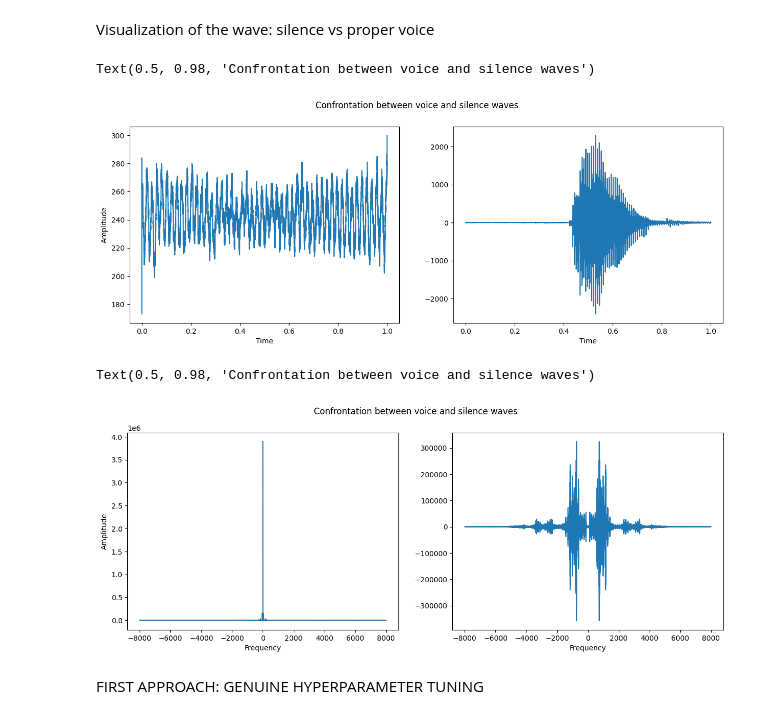
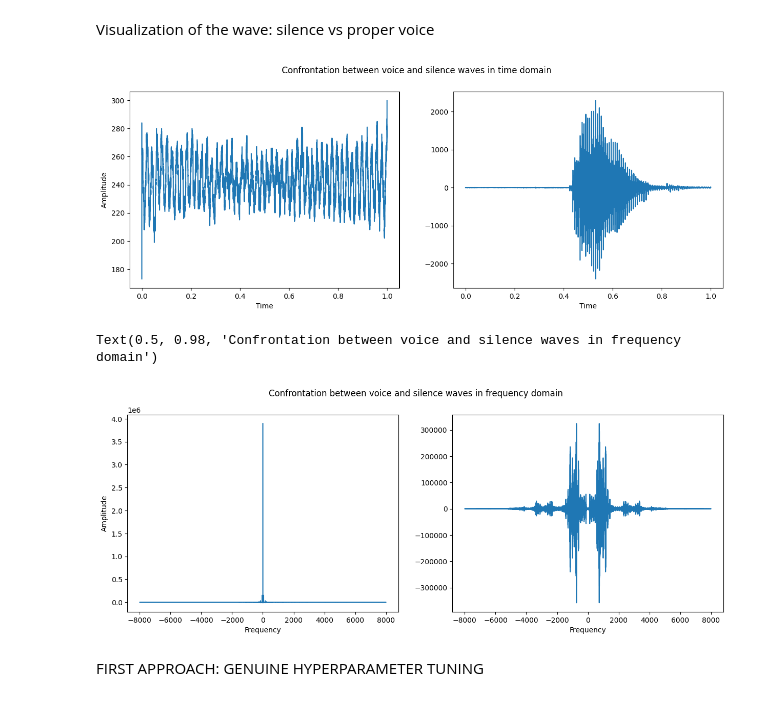
Before and after one commit to wibox/ml4iot, a Jupyter notebook: hw1/ex11/ex11.ipynb, the cells around one changed output. Drawn from its saved outputs; the diff is of its cells as text; code cells hidden in the pictures.

```diff
--- a/hw1/ex11/ex11.ipynb
+++ b/hw1/ex11/ex11.ipynb
@@ -56,30 +80,29 @@ ax[0].set_xlabel("Time")
 ax[0].set_ylabel("Amplitude")
 ax[1].plot(times_voice, wave_voice)
 ax[1].set_xlabel("Time")
-fig.suptitle("Confrontation between voice and silence waves")
+fig.suptitle("Confrontation between voice and silence waves in time domain")
 plt.show()
 # %% [output]
-Text(0.5, 0.98, 'Confrontation between voice and silence waves')
-[figure, old version]
+[figure, new version]
 # %%
 from scipy.fft import fft, fftfreq
 
 frequencies_silence = fftfreq(sample_rate_silence*duration, 1/sample_rate_silence)
 y_silence = fft(wave_silence)
 
 frequencies_voice = fftfreq(sample_rate_voice*duration, 1/sample_rate_voice)
 y_voice = fft(wave_voice)
 
 fig, ax = plt.subplots(1, 2, figsize=(15, 5))
 ax[0].plot(frequencies_silence, y_silence)
 ax[0].set_xlabel("Frequency")
 ax[0].set_ylabel("Amplitude")
 ax[1].plot(frequencies_voice, y_voice)
 ax[1].set_xlabel("Frequency")
-fig.suptitle("Confrontation between voice and silence waves")
+fig.suptitle("Confrontation between voice and silence waves in frequency domain")
 # %% [output]
-Text(0.5, 0.98, 'Confrontation between voice and silence waves')
+Text(0.5, 0.98, 'Confrontation between voice and silence waves in frequency domain')
-[figure, old version]
+[figure, new version]
 # %% [markdown]
 FIRST APPROACH: GENUINE HYPERPARAMETER TUNING
 # %%
```
Also changed, not shown: parts of 11 cells of this notebook, 7 other files.
